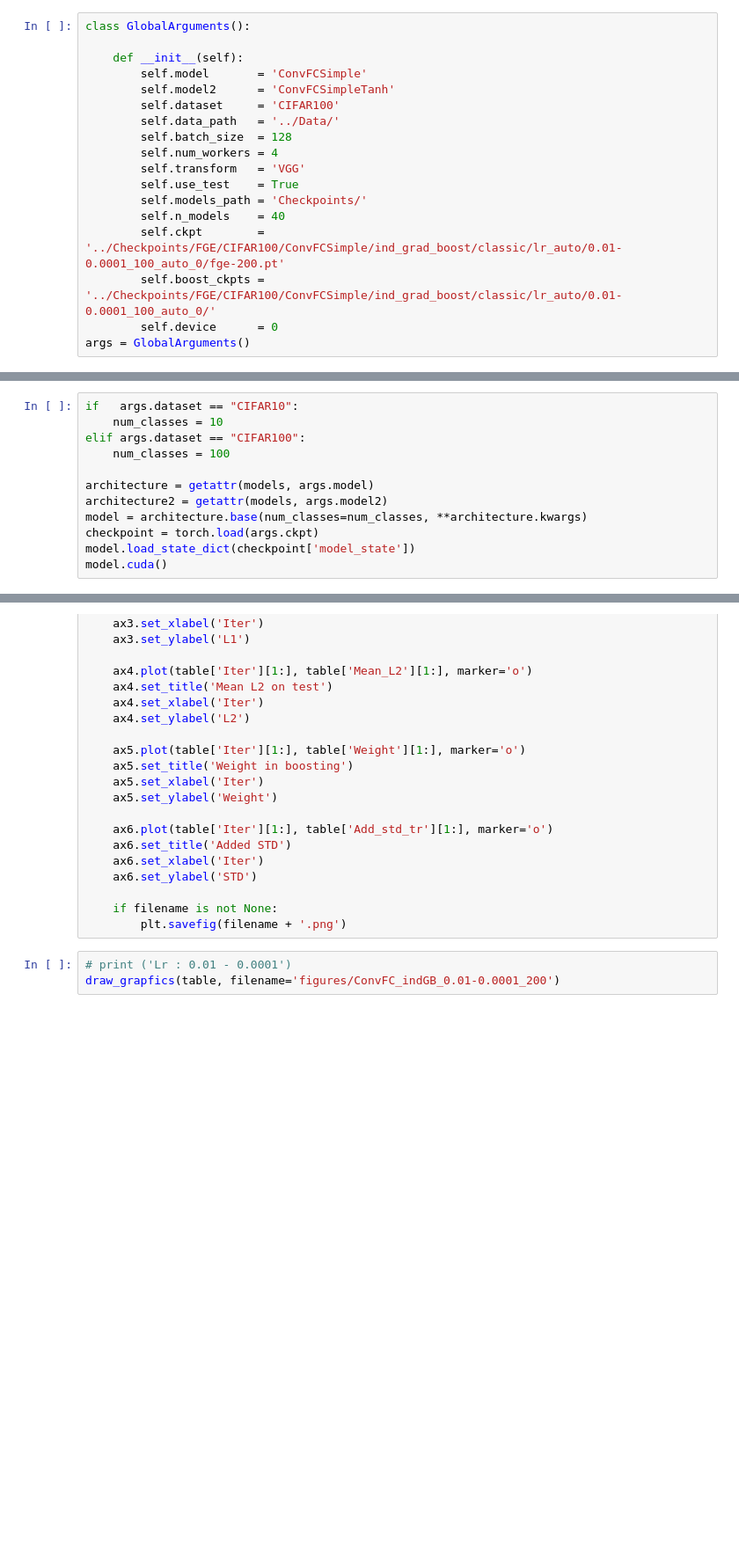
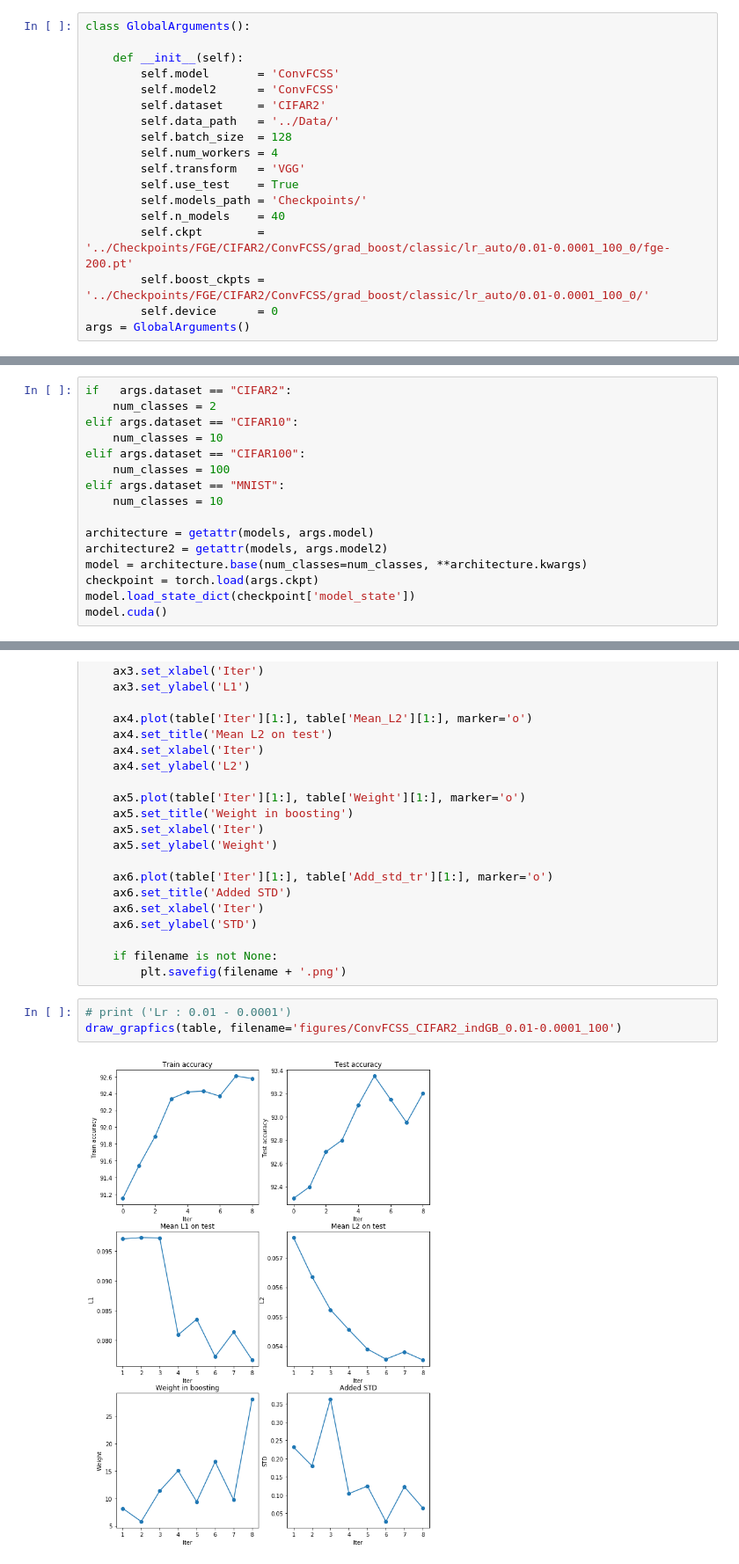
Before and after one commit to romakail/Ensemble_DNN, a Jupyter notebook: Notebooks/Ensembling_distributions.ipynb, the cells around one changed output, grey strips where cells are left out. Shown at 88% size. Saved outputs shown, nothing was run; the diff lists cells and outputs as text; blank space fills up the shorter version.

Commit message:
Some modifications for MNIST

```diff
--- a/Notebooks/Ensembling_distributions.ipynb
+++ b/Notebooks/Ensembling_distributions.ipynb
@@ -37,9 +37,9 @@ import regularization
 class GlobalArguments():
 
     def __init__(self):
-        self.model       = 'ConvFCSimple'
-        self.model2      = 'ConvFCSimpleTanh'
-        self.dataset     = 'CIFAR100'
+        self.model       = 'ConvFCSS'
+        self.model2      = 'ConvFCSS'
+        self.dataset     = 'CIFAR2'
         self.data_path   = '../Data/'
         self.batch_size  = 128
         self.num_workers = 4
@@ -47,18 +47,22 @@ class GlobalArguments():
         self.use_test    = True
         self.models_path = 'Checkpoints/'
         self.n_models    = 40
-        self.ckpt        = '../Checkpoints/FGE/CIFAR100/ConvFCSimple/ind_grad_boost/classic/lr_auto/0.01-0.0001_100_auto_0/fge-200.pt'
-        self.boost_ckpts = '../Checkpoints/FGE/CIFAR100/ConvFCSimple/ind_grad_boost/classic/lr_auto/0.01-0.0001_100_auto_0/'
+        self.ckpt        = '../Checkpoints/FGE/CIFAR2/ConvFCSS/grad_boost/classic/lr_auto/0.01-0.0001_100_0/fge-200.pt'
+        self.boost_ckpts = '../Checkpoints/FGE/CIFAR2/ConvFCSS/grad_boost/classic/lr_auto/0.01-0.0001_100_0/'
         self.device      = 0
 args = GlobalArguments()
 # %%
 device = 'cuda:' + str(args.device) if torch.cuda.is_available() else 'cpu'
 torch.cuda.set_device(device)
 # %%
-if   args.dataset == "CIFAR10":
+if   args.dataset == "CIFAR2":
+    num_classes = 2
+elif args.dataset == "CIFAR10":
     num_classes = 10
 elif args.dataset == "CIFAR100":
     num_classes = 100
+elif args.dataset == "MNIST":
+    num_classes = 10
 
 architecture = getattr(models, args.model)
 architecture2 = getattr(models, args.model2)
@@ -282,4 +304,6 @@ def draw_grapfics(table, filename=None):
         plt.savefig(filename + '.png')
 # %%
 # print ('Lr : 0.01 - 0.0001')
-draw_grapfics(table, filename='figures/ConvFC_indGB_0.01-0.0001_200')
+draw_grapfics(table, filename='figures/ConvFCSS_CIFAR2_indGB_0.01-0.0001_100')
+# %% [output]
+[figure, added]
```
Also changed, not shown: parts of 3 cells of this notebook, 13 other files.
